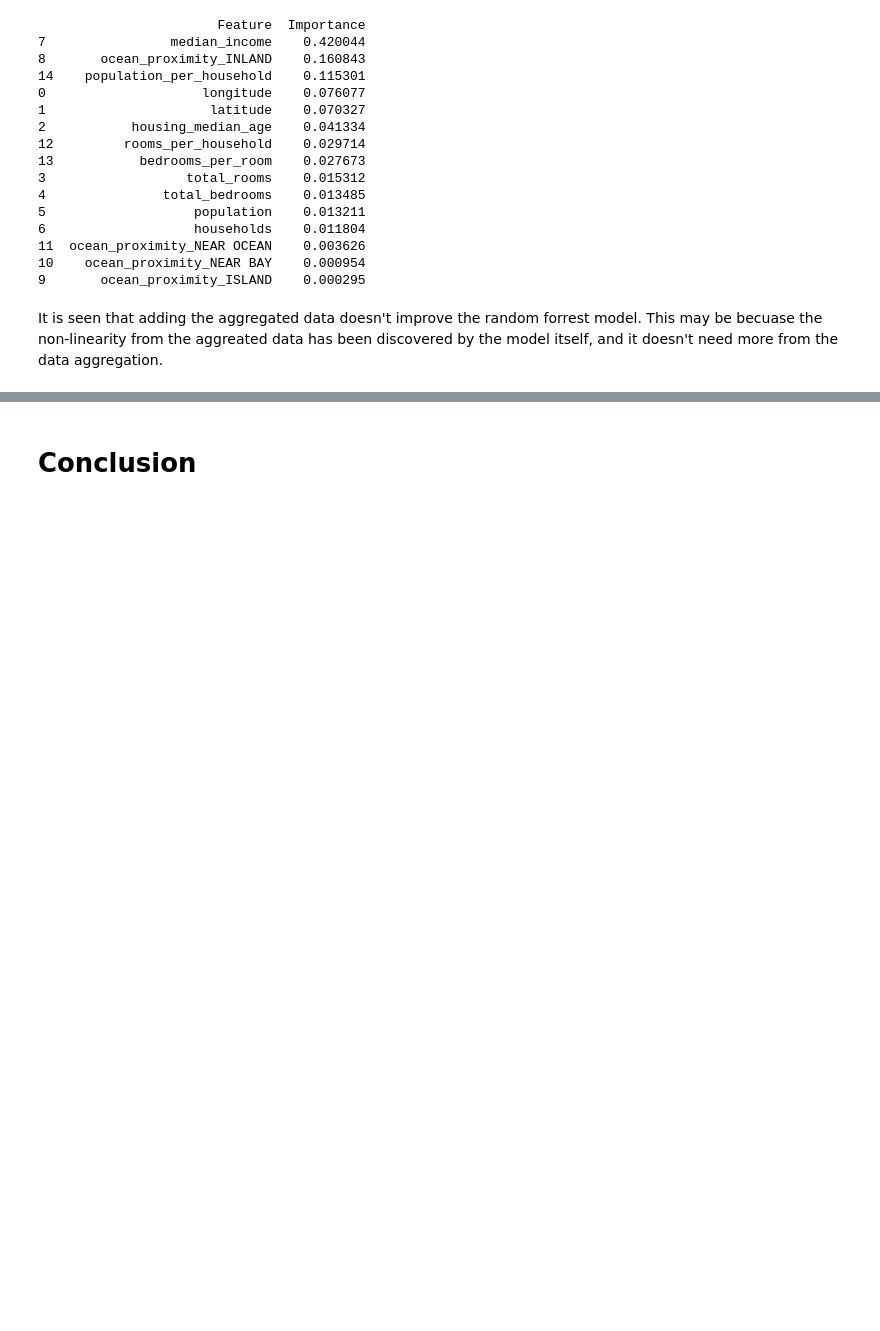
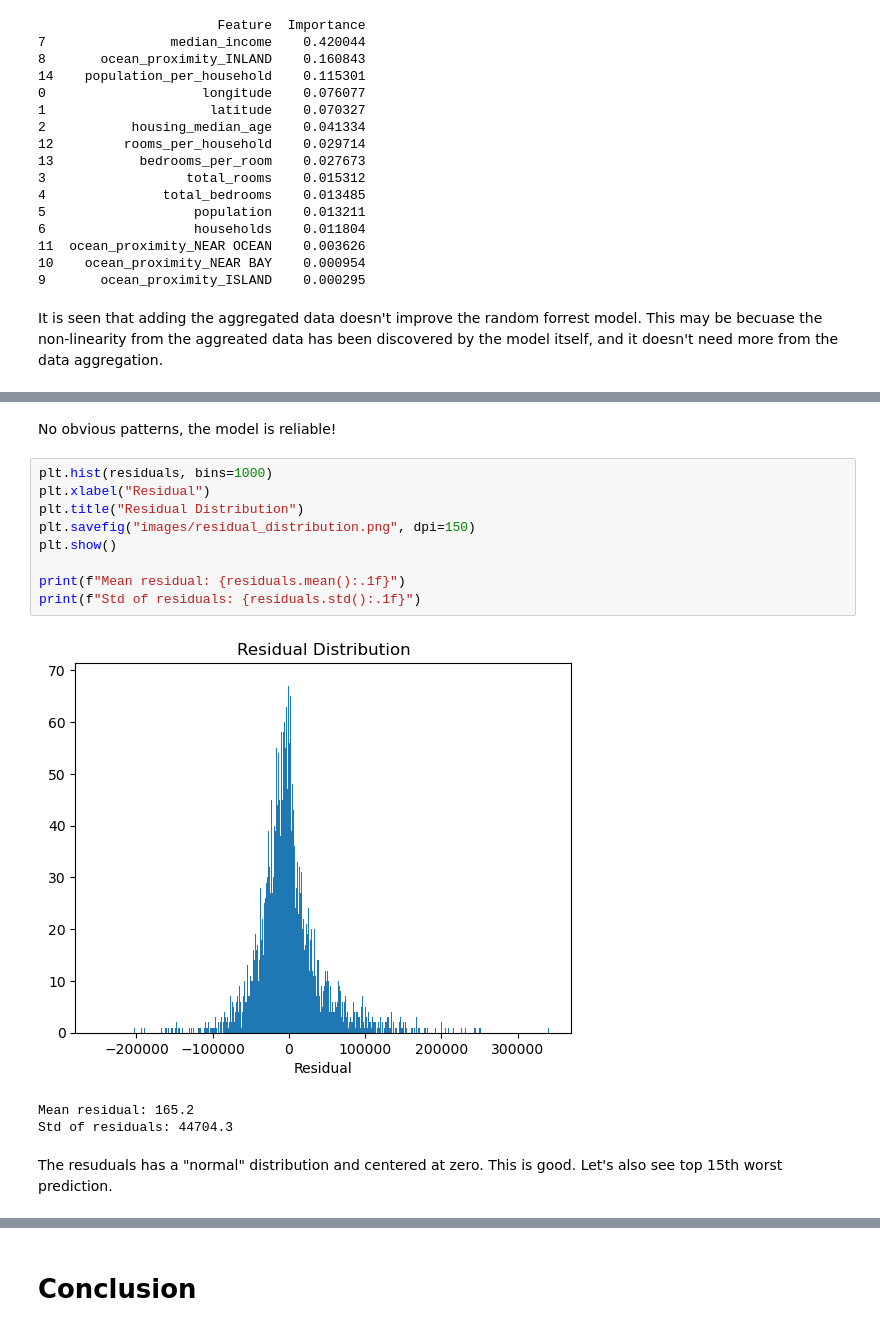
Before and after one commit to natwonglakhon/House_price_modelling, a Jupyter notebook: California_Housing.ipynb, the cells around one changed output, grey strips where cells are left out. Drawn from its saved outputs; the diff is of its cells as text; blank space fills up the shorter version.

```diff
--- a/California_Housing.ipynb
+++ b/California_Housing.ipynb
@@ -568,0 +583,17 @@ It is seen that adding the aggregated data doesn't improve the random forrest mo
+# %% [markdown]
+No obvious patterns, the model is reliable!
+# %%
+plt.hist(residuals, bins=1000)
+plt.xlabel("Residual")
+plt.title("Residual Distribution")
+plt.savefig("images/residual_distribution.png", dpi=150)
+plt.show()
+
+print(f"Mean residual: {residuals.mean():.1f}")
+print(f"Std of residuals: {residuals.std():.1f}")
+# %% [output]
+[figure, added]
+Mean residual: 165.2
+Std of residuals: 44704.3
+# %% [markdown]
+The resuduals has a "normal" distribution and centered at zero. This is good. Let's also see top 15th worst prediction.
```
Also changed, not shown: parts of 4 cells of this notebook.
